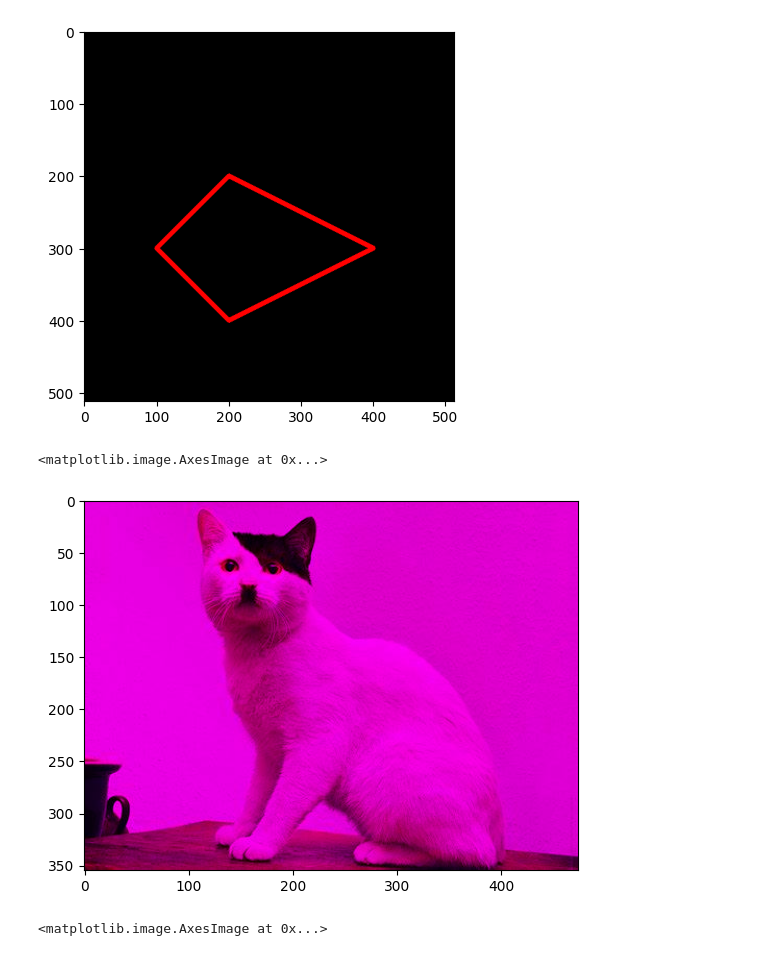
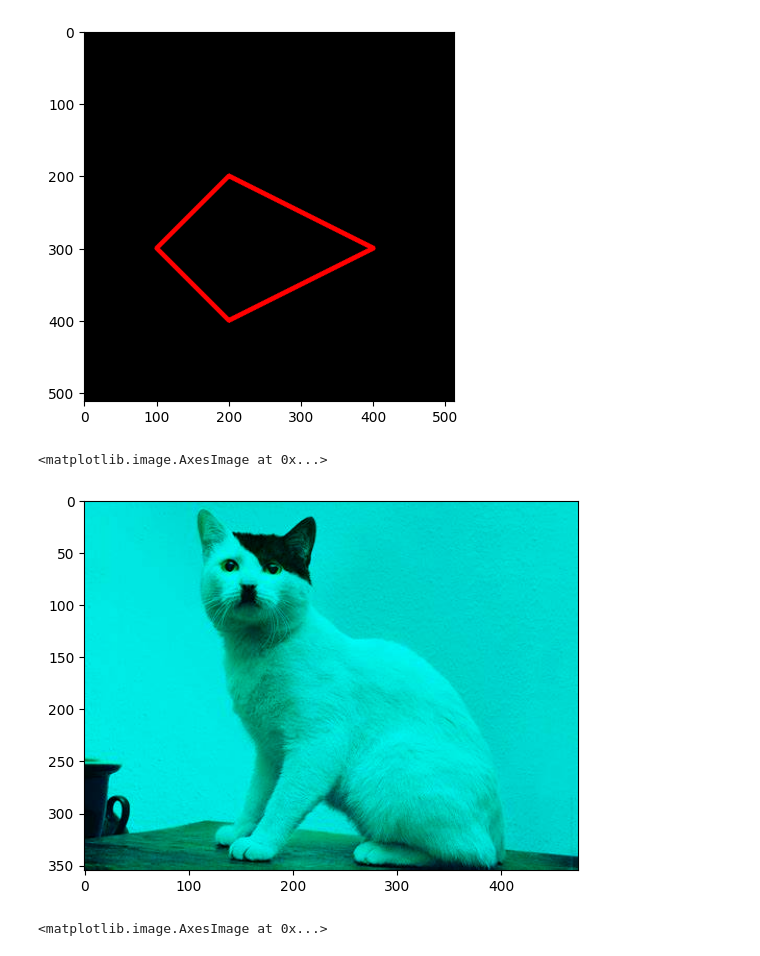
Before and after one commit to mkemaln/PCVK_M-Kemal-Nugraha_3D, a Jupyter notebook: Week2.ipynb, the cells around one changed output. Cells and saved outputs as stored; diff of their text form; code cells hidden in the pictures.

```diff
--- a/Week2.ipynb
+++ b/Week2.ipynb
@@ -86,14 +89,14 @@ plt.imshow(black_img2)
 # %%
 # @title Tugas - Code Space
 # no 2
 img6 = cv.cvtColor(img,cv.COLOR_BGR2RGB)
 red,green,blue = cv.split(img6)
-green *= 0
+red *= 0
 merged_img = cv.merge([red,green,blue])
 plt.imshow(merged_img)
 # %% [output]
 <matplotlib.image.AxesImage at 0x...>
-[figure, old version]
+[figure, new version]
 # %%
 # no 3
 img7 = cv.cvtColor(img,cv.COLOR_BGR2RGB)
```
Also changed, not shown: parts of 6 cells of this notebook.
